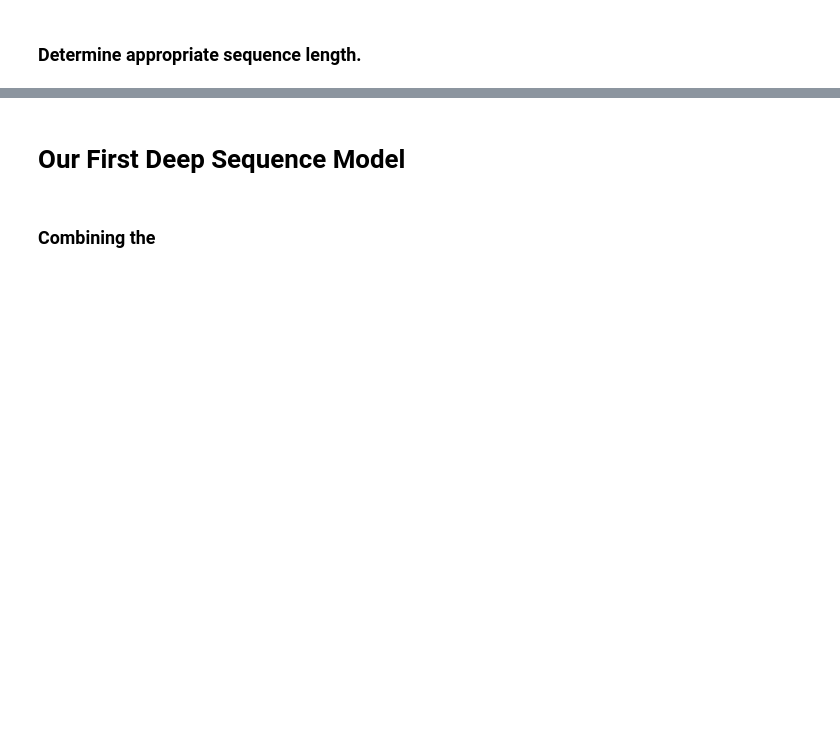
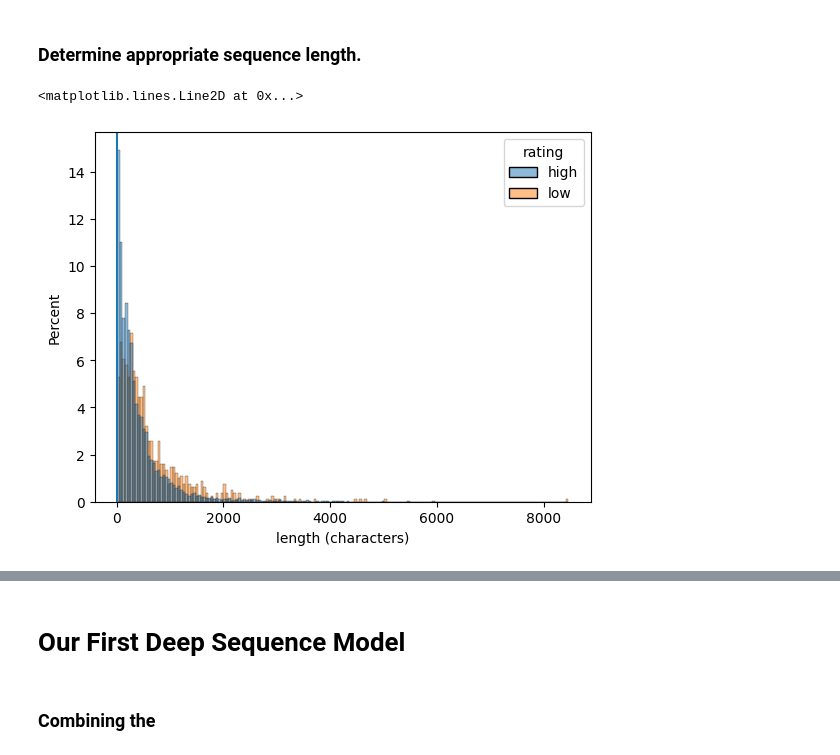
Before and after one commit to coding-dojo-data-science/adv-ml-wk02-deep-nlp-codealongs, a Jupyter notebook: Lecture 1/LIVE-CLASS-W02L01-deep-nlp-text-prep.ipynb, the cells around one changed output, grey strips where cells are left out. Saved outputs shown, nothing was run; the diff lists cells and outputs as text; code cells hidden in the pictures; blank space fills up the shorter version.

```diff
--- a/Lecture 1/LIVE-CLASS-W02L01-deep-nlp-text-prep.ipynb
+++ b/Lecture 1/LIVE-CLASS-W02L01-deep-nlp-text-prep.ipynb
@@ -492,12 +974,15 @@ except Exception as e:
 # %% [markdown]
 ### Determine appropriate sequence length.
 # %%
-# df_ml['length (characters)'] = df_ml['text'].map(len)
-# df_ml.head(3)
+df_ml['length (characters)'] = df_ml['text'].map(len)
+df_ml.head(3)
 
-# ax = sns.histplot(data=df_ml, hue='rating', x='length (characters)',
-#                 stat='percent',common_norm=False)#, estimator='median',);
-# ax.axvline()
+ax = sns.histplot(data=df_ml, hue='rating', x='length (characters)',
+                stat='percent',common_norm=False)#, estimator='median',);
+ax.axvline()
+# %% [output]
+<matplotlib.lines.Line2D at 0x...>
+[figure, added]
 # %%
 # Let's take a look at the length of the each text
 # We will split on each space, and then get the length
```
Also changed, not shown: parts of 68 cells of this notebook, 3 other files.
